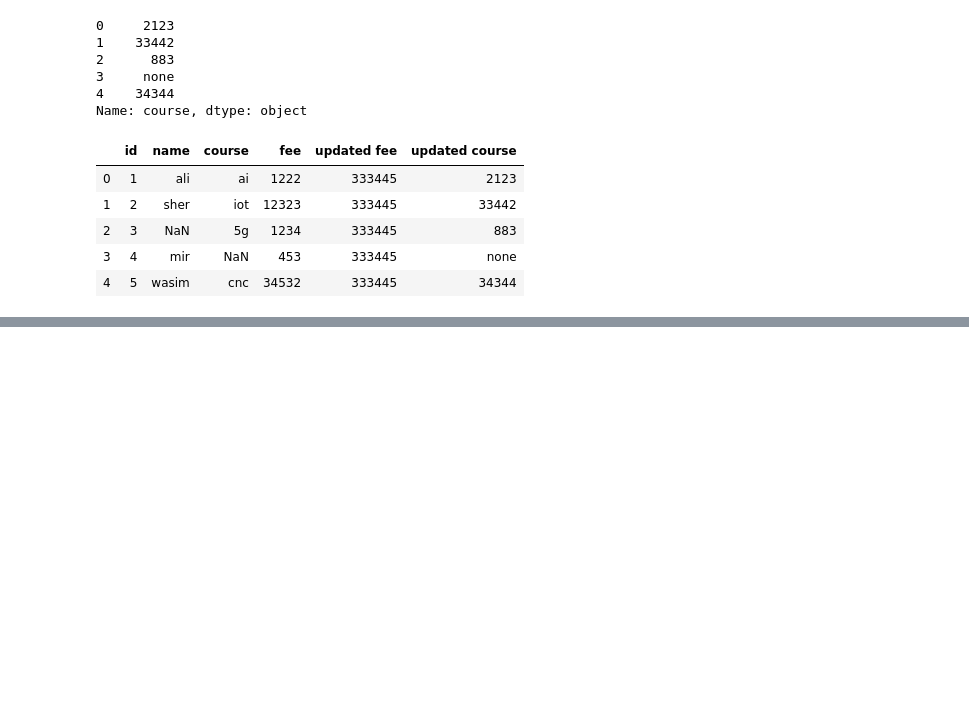
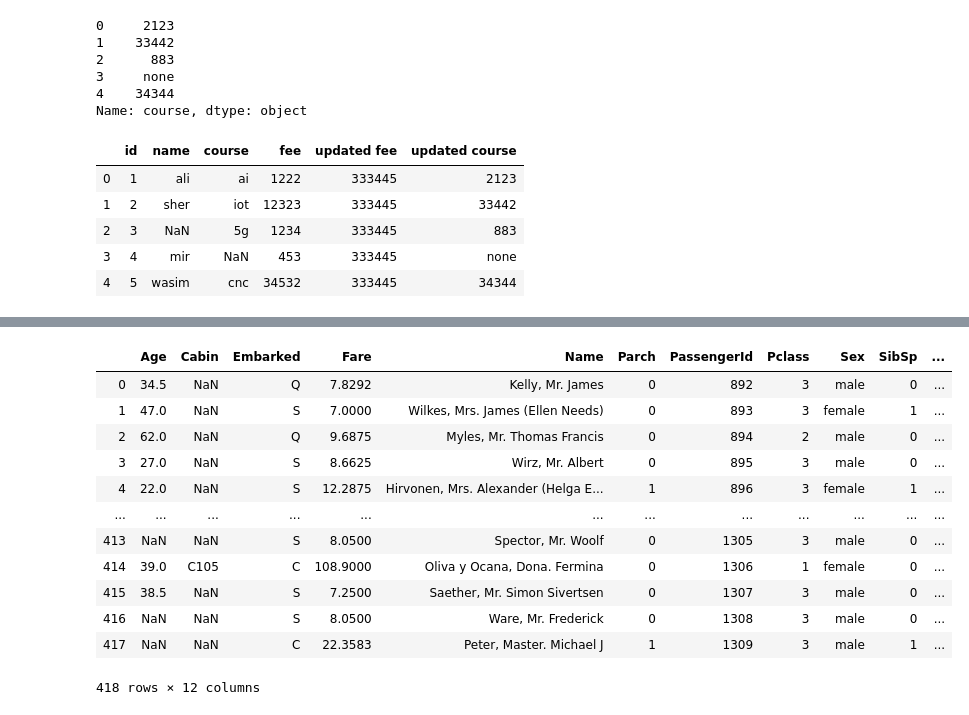
Before and after one commit to 1zulkifel/Data_science, a Jupyter notebook: Q2_lec_5.ipynb, the cells around one changed output, grey strips where cells are left out. Cells and saved outputs as stored; diff of their text form; code cells hidden in the pictures; blank space fills up the shorter version.

```diff
--- a/Q2_lec_5.ipynb
+++ b/Q2_lec_5.ipynb
@@ -459,0 +693,16 @@ TypeError: unsupported operand type(s) for +: 'int' and 'str'
+# %%
+Data_T.sort_index(ascending=True,axis=1)
+# %% [output]
+|  | Age | Cabin | Embarked | Fare | Name | Parch | PassengerId | Pclass | Sex | SibSp | ... |
+| 0 | 34.5 | NaN | Q | 7.8292 | Kelly, Mr. James | 0 | 892 | 3 | male | 0 | ... |
+| 1 | 47.0 | NaN | S | 7.0000 | Wilkes, Mrs. James (Ellen Needs) | 0 | 893 | 3 | female | 1 | ... |
+| 2 | 62.0 | NaN | Q | 9.6875 | Myles, Mr. Thomas Francis | 0 | 894 | 2 | male | 0 | ... |
+| 3 | 27.0 | NaN | S | 8.6625 | Wirz, Mr. Albert | 0 | 895 | 3 | male | 0 | ... |
+| 4 | 22.0 | NaN | S | 12.2875 | Hirvonen, Mrs. Alexander (Helga E... | 1 | 896 | 3 | female | 1 | ... |
+| ... | ... | ... | ... | ... | ... | ... | ... | ... | ... | ... | ... |
+| 413 | NaN | NaN | S | 8.0500 | Spector, Mr. Woolf | 0 | 1305 | 3 | male | 0 | ... |
+| 414 | 39.0 | C105 | C | 108.9000 | Oliva y Ocana, Dona. Fermina | 0 | 1306 | 1 | female | 0 | ... |
+| 415 | 38.5 | NaN | S | 7.2500 | Saether, Mr. Simon Sivertsen | 0 | 1307 | 3 | male | 0 | ... |
+| 416 | NaN | NaN | S | 8.0500 | Ware, Mr. Frederick | 0 | 1308 | 3 | male | 0 | ... |
+| 417 | NaN | NaN | C | 22.3583 | Peter, Master. Michael J | 1 | 1309 | 3 | male | 1 | ... |
+418 rows × 12 columns
```
Also changed, not shown: parts of 39 cells of this notebook, 3 other files.
